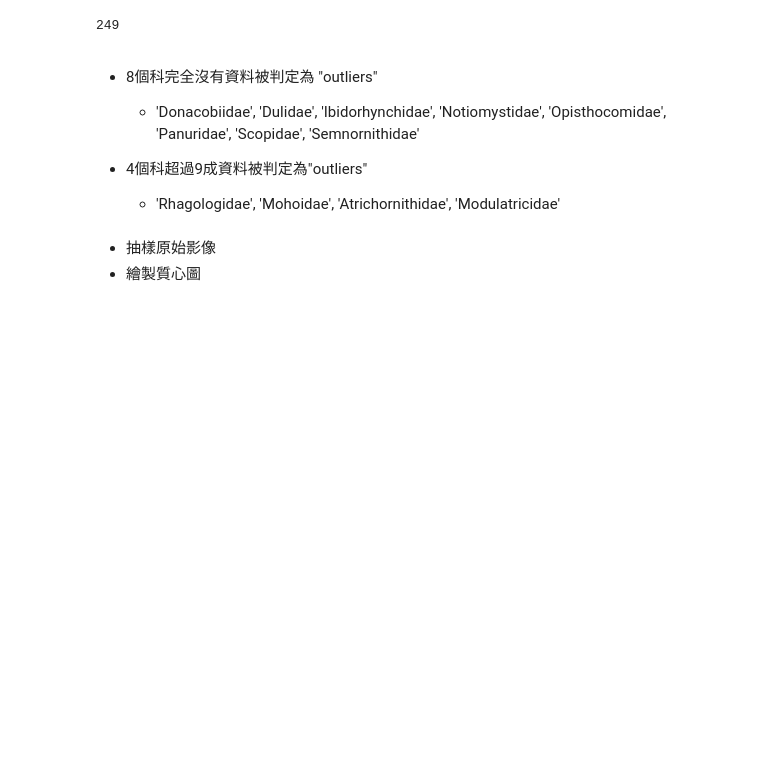
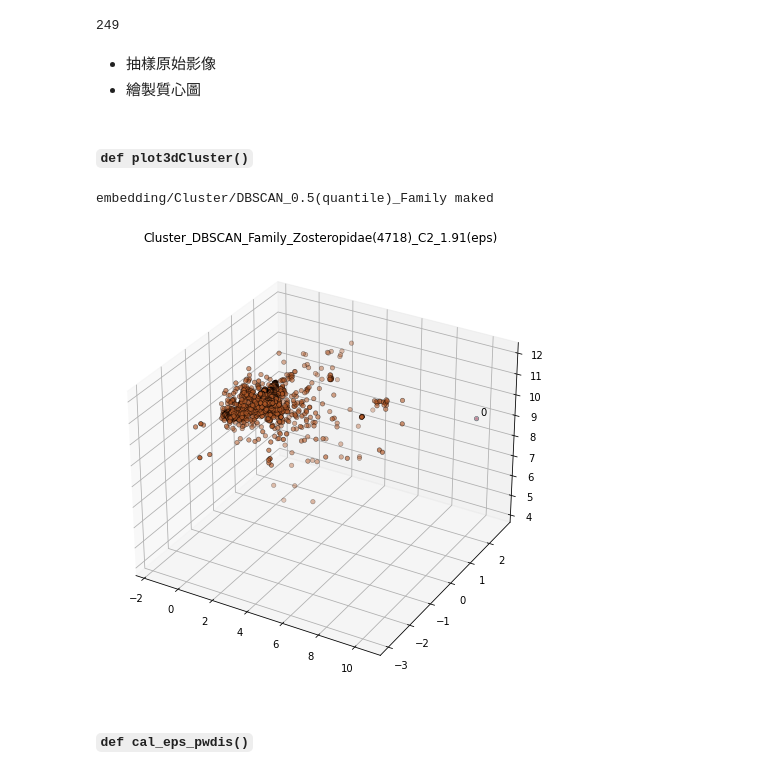
Before and after one commit to YunghuiHsu/ebird_project, a Jupyter notebook: mae/outlier_check.ipynb, the cells around one changed output. Drawn from its saved outputs; the diff is of its cells as text; code cells hidden in the pictures; blank space fills up the shorter version.

```diff
--- a/mae/outlier_check.ipynb
+++ b/mae/outlier_check.ipynb
@@ -1377,12 +1373,6 @@ cls_list = np.sort(df_meta[taxon].dropna().unique())
 print(len(cls_list))
 # %% [output]
 249
-# %% [markdown]
-- 8個科完全沒有資料被判定為 "outliers"
-    - 'Donacobiidae', 'Dulidae', 'Ibidorhynchidae', 'Notiomystidae', 'Opisthocomidae', 'Panuridae', 'Scopidae', 'Semnornithidae'
-
-- 4個科超過9成資料被判定為"outliers"
-    - 'Rhagologidae', 'Mohoidae', 'Atrichornithidae', 'Modulatricidae'
 # %% [markdown]
 - 抽樣原始影像
 - 繪製質心圖
@@ -1390,0 +1379,52 @@ method = 'Birch'
+# %% [markdown]
+#### `def plot3dCluster()`
+# %%
+
+method = 'DBSCAN' # 'BIRCH'
+
+taxon = 'Family'
+q=0.5
+
+if method == 'BIRCH' :
+    T = 0.5
+    save_path = Path(f'embedding/Cluster/{method} _{taxon}/')
+elif method ==  "DBSCAN"  :
+    min_samples=3
+    save_path = Path(f'embedding/Cluster/{method}_{q}(quantile)_{taxon}/')
+
+if not save_path.exists():
+    save_path.mkdir(parents=True)
+    print(f'{save_path} maked')
+# %% [output]
+embedding/Cluster/DBSCAN_0.5(quantile)_Family maked
+# %%
+def plot3dCluster(embedding_umap, save_path:str=None, figsize=(8,8)):
+    fig = plt.figure(figsize=figsize)
+    ax = plt.axes(projection='3d')
+    if method == 'BIRCH':
+        title = f'Cluster_{method}_{T}(T){taxon}_{cls_}({n_taxon})_C{len(label_list)}'
+    elif method == 'DBSCAN':
+        title = f'Cluster_{method}_{taxon}_{cls_}({n_taxon})_C{len(label_list)}_{eps:.2f}(eps)'
+    ax.set_title(title);
+
+    # plot data by labels
+    x, y, z = [embedding_umap[index_cls_][:,d] for d in range(3)]
+    ax.scatter3D(x, y, z, c=label_, cmap='Paired', edgecolor='black', linewidth=0.5)
+
+    # plot cluster centroid
+
+    c_x, c_y, c_z = [np.asarray(centroid)[:,d] for d in range(3)]  # centroid for cluster
+    ax.scatter3D(c_x, c_y, c_z, 'o', color='red', s=5, )
+    # add text(labels)
+    for l_  in label_list:
+        c_x, c_y, c_z = centroid[l_]
+        ax.text(c_x+.1, c_y+.1, c_z+.1, f"{l_}", transform=ax.transData)
+    if save_path is not None:
+        fig.savefig(save_path/f'{title}.jpg', bbox_inches='tight')
+    ;
+
+plot3dCluster(embedding_umap, save_path=save_path)
+# %% [output]
+[figure, added]
+# %% [markdown]
+#### `def cal_eps_pwdis()`
```
Also changed, not shown: parts of 36 cells of this notebook.
